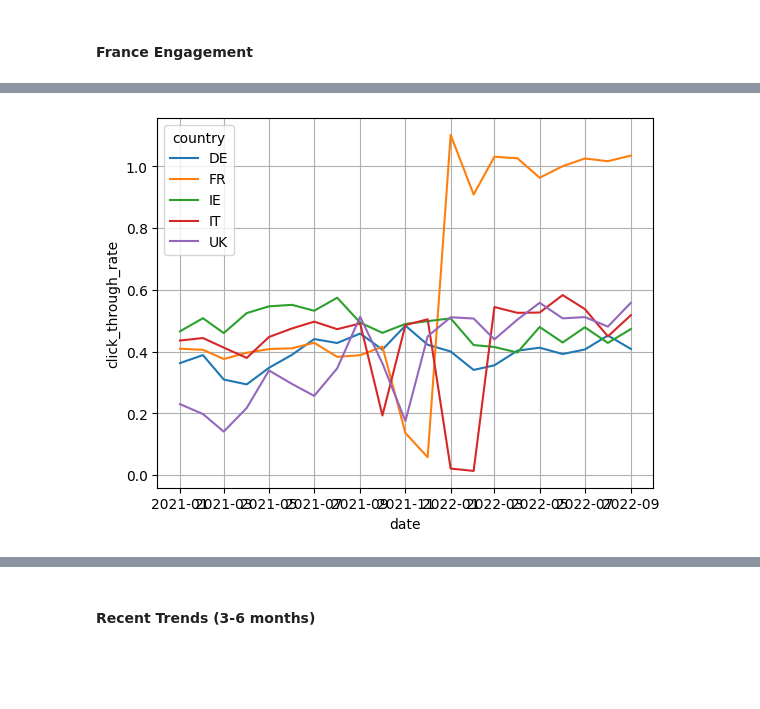
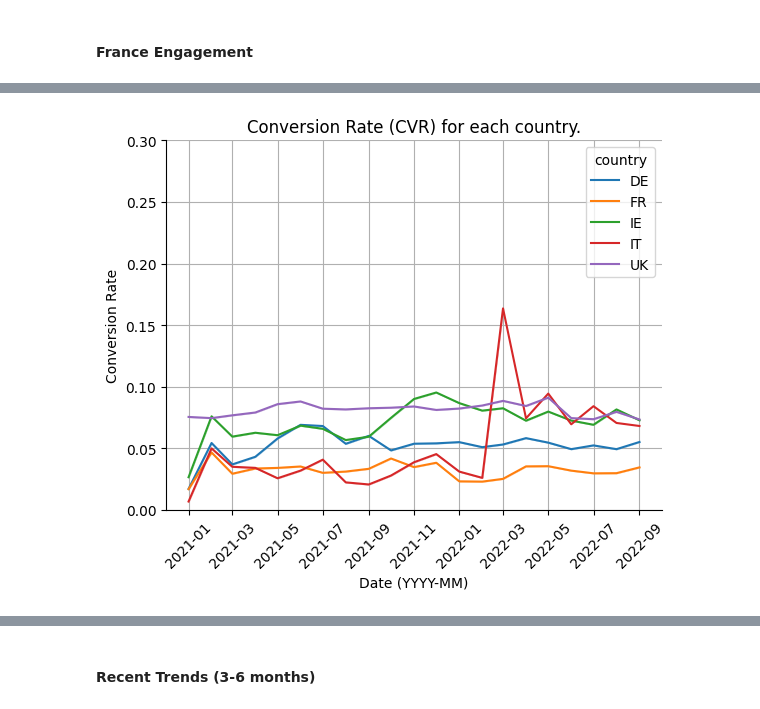
Before and after one commit to DanRHoward/Protein_Works_Presentation, a Jupyter notebook: Protein Works Presentation.ipynb, the cells around one changed output, grey strips where cells are left out. Cells and saved outputs as stored; diff of their text form; code cells hidden in the pictures; blank space fills up the shorter version.

```diff
--- a/Protein Works Presentation.ipynb
+++ b/Protein Works Presentation.ipynb
@@ -292,0 +415,4 @@ plt.show()
+# %%
+condition = (marketing_data_df['transactions']<=marketing_data_df['new_customer_transactions']) #condition
+marketing_data_df.loc[condition, 'new_customer_transactions'] -= marketing_data_df.loc[condition, 'transactions'] #take away values if condition is met
+marketing_data_df.loc[~condition, 'new_customer_transactions'] = marketing_data_df['new_customer_transactions'] #return original values is condition is not met
@@ -292,0 +497,3 @@ plt.show()
+# %%
+condition = (marketing_data_df['impressions']==0)&(marketing_data_df['clicks']==0)&(marketing_data_df['transactions']==0)&(marketing_data_df['revenue']!=0)
+marketing_data_df.loc[condition,'revenue'] = 0
@@ -292,0 +525,3 @@ plt.show()
+# %%
+condition = ((marketing_data_df['transactions']==0)&(marketing_data_df['revenue']!=0))
+marketing_data_df.loc[condition,'transactions'] = 1
@@ -292,0 +532,8 @@ plt.show()
+# %%
+marketing_data_df = generate_metrics(marketing_data_df)
+
+marketing_data_df.loc[(marketing_data_df['spend_revenue_ratio'] == np.inf)|(marketing_data_df['spend_revenue_ratio'].isna()), 'spend_revenue_ratio'] = 0
+marketing_data_df.loc[marketing_data_df['average_order_value'].isna(), 'average_order_value'] = 0
+marketing_data_df.loc[(marketing_data_df['cost_per_acquisition'] == np.inf)|(marketing_data_df['cost_per_acquisition'].isna()), 'cost_per_acquisition'] = 0
+marketing_data_df.loc[(marketing_data_df['click_through_rate'] == np.inf)|(marketing_data_df['click_through_rate'].isna()), 'click_through_rate'] = 0
+marketing_data_df.loc[(marketing_data_df['conversion_rate'] == np.inf)|(marketing_data_df['conversion_rate'].isna()), 'conversion_rate'] = 0
@@ -373,10 +708,16 @@ Correlation-Coefficient between IT spend:revenue ratio and IT spend is: 0.812.
 # %%
 cond = marketing_data_df['tpw_channels']=='Brand'
-sns.lineplot(x=marketing_data_df[cond]['date'],
-             y=marketing_data_df[cond]['click_through_rate'],
+ax = sns.lineplot(x=marketing_data_df[cond]['date'],
+             y=marketing_data_df[cond]['conversion_rate'],
              hue=marketing_data_df[cond]['country'],
              ci=False)
+ax.set_ylim(0,0.3)
+ax.set_xticklabels(ax.get_xticklabels(),rotation=45)
+ax.set_title(f'Conversion Rate (CVR) for each country.')
+ax.set_xlabel('Date (YYYY-MM)')
+ax.set_ylabel('Conversion Rate')
+ax.spines[['right', 'top']].set_visible(False)
 plt.grid()
 plt.show()
 # %% [output]
-[figure, old version]
+[figure, new version]
```
Also changed, not shown: parts of 69 cells of this notebook.
